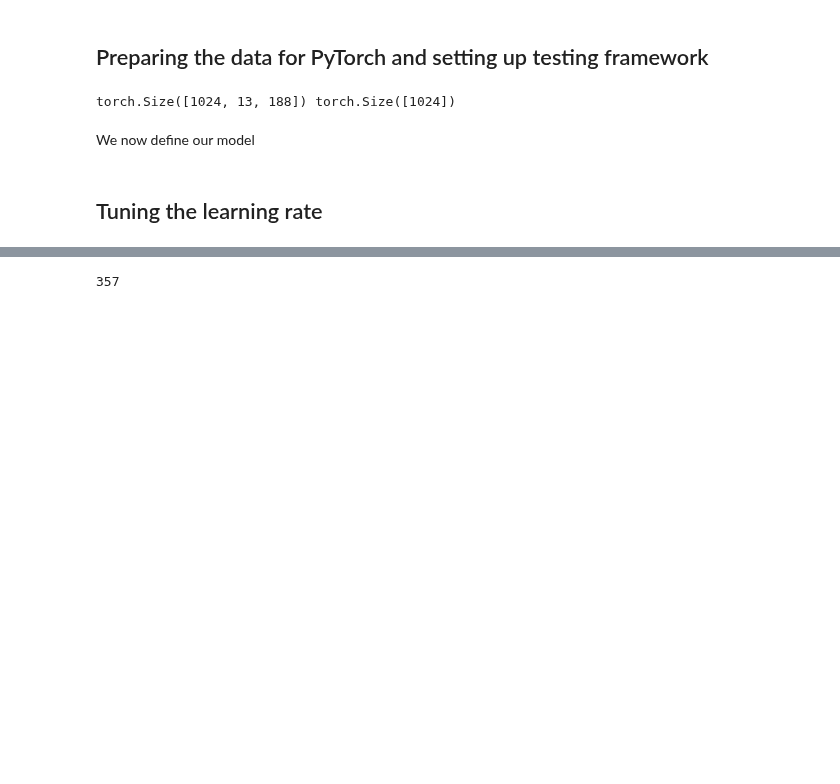
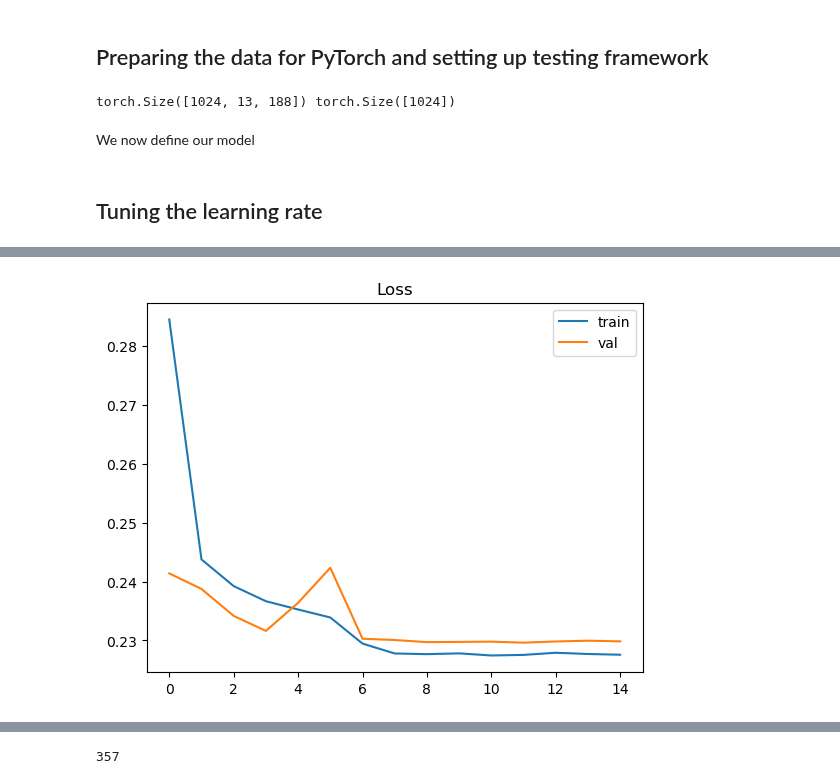
Before and after one commit to marcusGH/edain_paper, a Jupyter notebook: notebooks/baseline_model.ipynb, the cells around one changed output, grey strips where cells are left out. Cells and saved outputs as stored; diff of their text form; code cells hidden in the pictures; blank space fills up the shorter version.

```diff
--- a/notebooks/baseline_model.ipynb
+++ b/notebooks/baseline_model.ipynb
@@ -813,0 +817,11 @@ plt.show()
+# %%
+import matplotlib.pyplot as plt
+
+# using 6, 8 milestones
+plt.plot(history['train_loss'], label="train")
+plt.plot(history['val_loss'], label="val")
+plt.legend()
+plt.title("Loss")
+plt.show()
+# %% [output]
+[figure, added]
```
Also changed, not shown: parts of 12 cells of this notebook, 2 other files.
